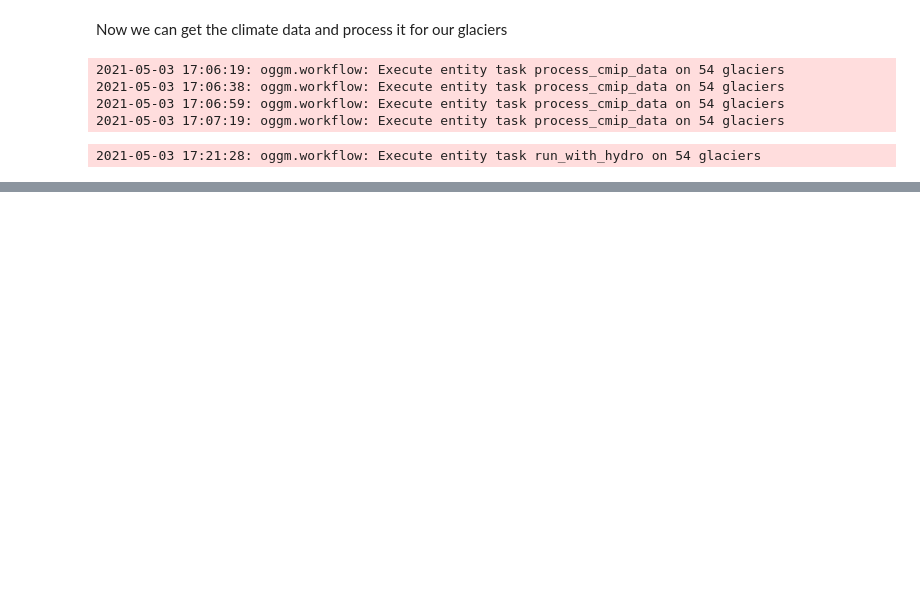
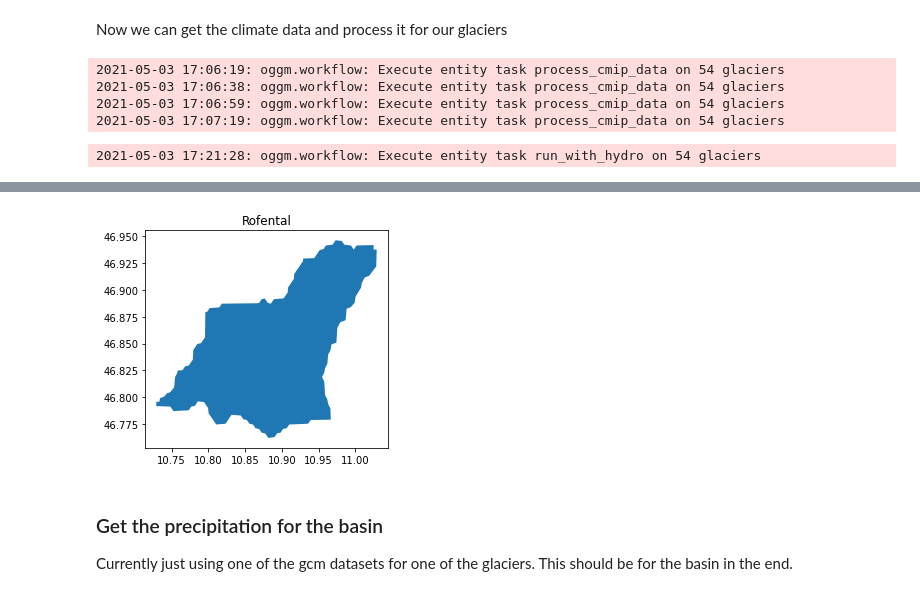
Before and after one commit to Holmgren825/msc_thesis, a Jupyter notebook: notebooks/glaciated_basin_analysis.ipynb, the cells around one changed output, grey strips where cells are left out. Drawn from its saved outputs; the diff is of its cells as text; code cells hidden in the pictures; blank space fills up the shorter version.

```diff
--- a/notebooks/glaciated_basin_analysis.ipynb
+++ b/notebooks/glaciated_basin_analysis.ipynb
@@ -166,0 +178,10 @@ plt.title('Annual runoff from glaciers in Rofental');
+# %%
+# Take a look at the basin.
+basin.plot();
+plt.title('Rofental');
+# %% [output]
+[figure, added]
+# %% [markdown]
+### Get the precipitation for the basin
+
+Currently just using one of the gcm datasets for one of the glaciers. This should be for the basin in the end.
```
Also changed, not shown: parts of 41 cells of this notebook.
